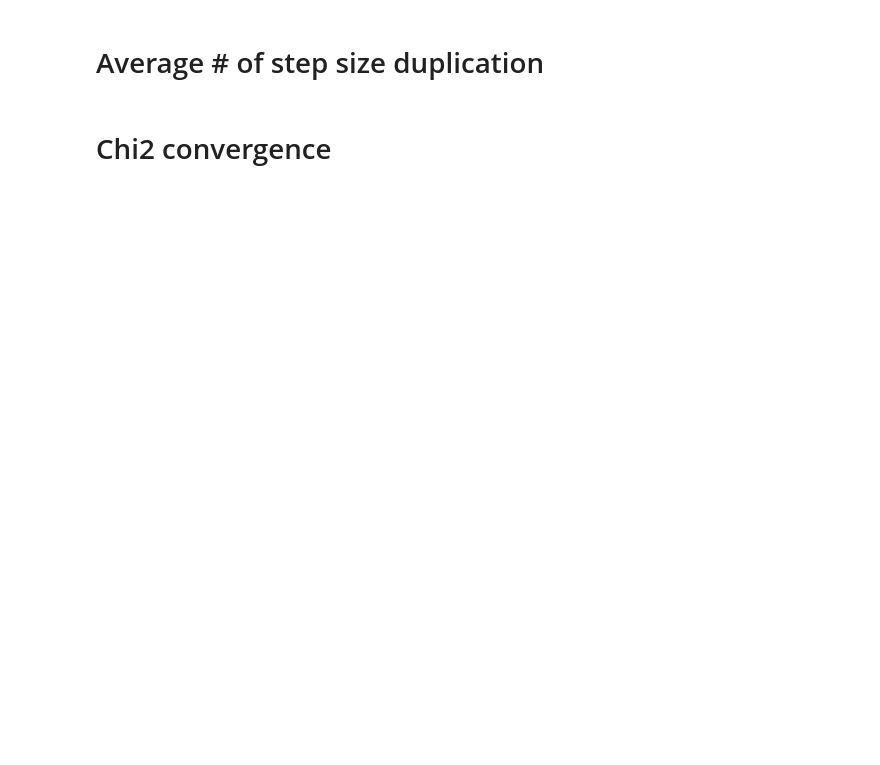
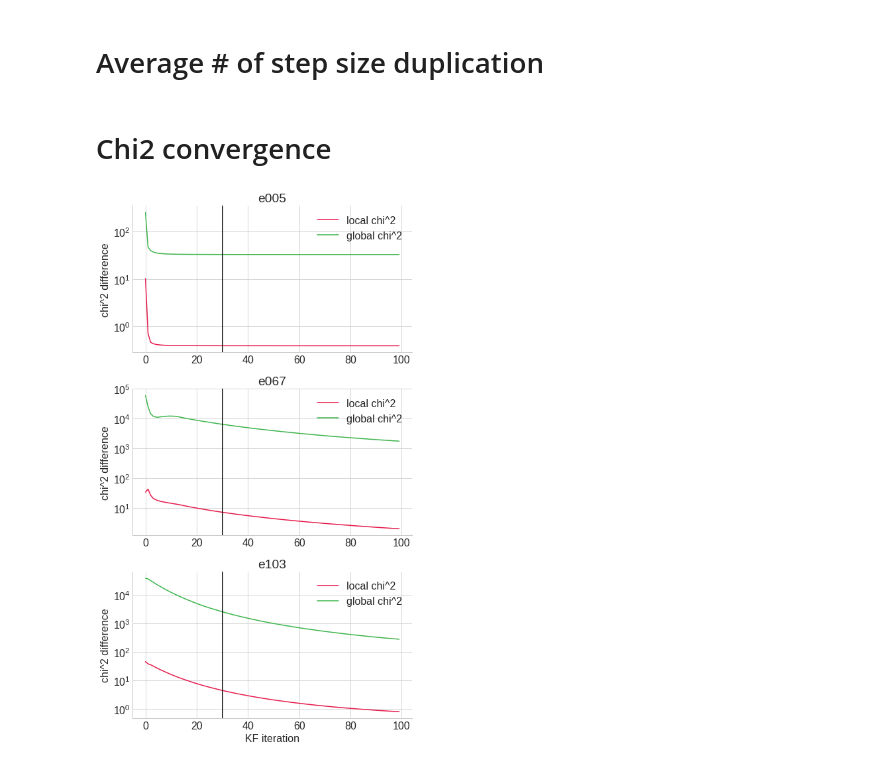
Before and after one commit to bleaktwig/clas12-data-and-tests, a Jupyter notebook: KF_plots.ipynb, the cells around one changed output. Saved outputs shown, nothing was run; the diff lists cells and outputs as text; code cells hidden in the pictures; blank space fills up the shorter version.

```diff
--- a/KF_plots.ipynb
+++ b/KF_plots.ipynb
@@ -367,37 +390,43 @@ divsum /= len(duped_stepsize)
 print("%% of steps duplicated: %5.2f%%" % (100*divsum))
 # %% [markdown]
 # Chi2 convergence
-# %%
-# chi2_diff
-for arr in chi2_diff:
-    for i in range(len(arr)):
-        if arr[i] < 0: arr[i] = None
+# %%
+CHI2ERRORDIR = "chi2error/"
+# notable_events = ["e005", "e030", "e055", "e067", "e083", "e103"]
+notable_events = ["e005", "e067", "e103"]
+chi2arr = []
+for event in notable_events:
+    chi2arr.append(file_to_nDarrs(MDIR + CHI2ERRORDIR + event))
+# %%
+chi2arr_t = []
+for i in range(len(chi2arr)):
+    chi2arr_t.append(chi2arr[i].transpose())
 # %%
-c2len = len(chi2_diff)
+clen = len(chi2arr_t)
 
 index = []
-for arr in chi2_diff:
-    index.append(np.arange(len(arr)))
+for arr in chi2arr_t:
+    index.append(np.arange(len(arr[0])))
 
-f, axes = plt.subplots(nrows=int(c2len/2), ncols=2)
-f.set_size_inches((14,int(2*c2len)))
+f, axes = plt.subplots(nrows=3, ncols=1)
+f.set_size_inches((7,int(4*clen)))
 
-acc95 = accessibility_95
-for i in range(0, c2len, 2):
-    axes[int(i/2), 0].scatter(index[i],   chi2_diff[i],   color=c_red)
-    axes[int(i/2), 0].plot(   index[i],   chi2_diff[i],   color=c_red)
-    axes[int(i/2), 1].scatter(index[i+1], chi2_diff[i+1], color=c_red)
-    axes[int(i/2), 1].plot(   index[i+1], chi2_diff[i+1], color=c_red)
+acc95=accessibility_95
+for i in range(0, clen):
+    axes[i].plot(index[i],   chi2arr_t[i][0],   color=c_red, label="local chi^2")
+    axes[i].plot(index[i],   chi2arr_t[i][1],   color=c_gre, label="global chi^2")
 
 for i in range(len(axes)):
-    for j in range(len(axes[i])):
-        axes[i,j].spines['top'].set_visible(False)
-        axes[i,j].spines['right'].set_visible(False)
-        axes[i,j].set_title(EVENTFILENAMES[2*i + j])
-        axes[i,j].set_yscale("log")
-        axes[i,j].set_ylabel("chi^2 difference")
-        axes[i,j].set_xlabel("KF iteration")
+    axes[i].axvline(x=30, color=c_bla)
+    axes[i].spines['top'].set_visible(False)
+    axes[i].spines['right'].set_visible(False)
+    axes[i].set_title(notable_events[i])
+    axes[i].set_yscale("log")
+    axes[i].set_ylabel("chi^2 difference")
+    axes[i].legend()
+axes[2].set_xlabel("KF iteration")
 
 plt.tight_layout()
-
 plt.show()
+# %% [output]
+[figure, added]
```
Also changed, not shown: parts of 6 cells of this notebook, 10 other files.
